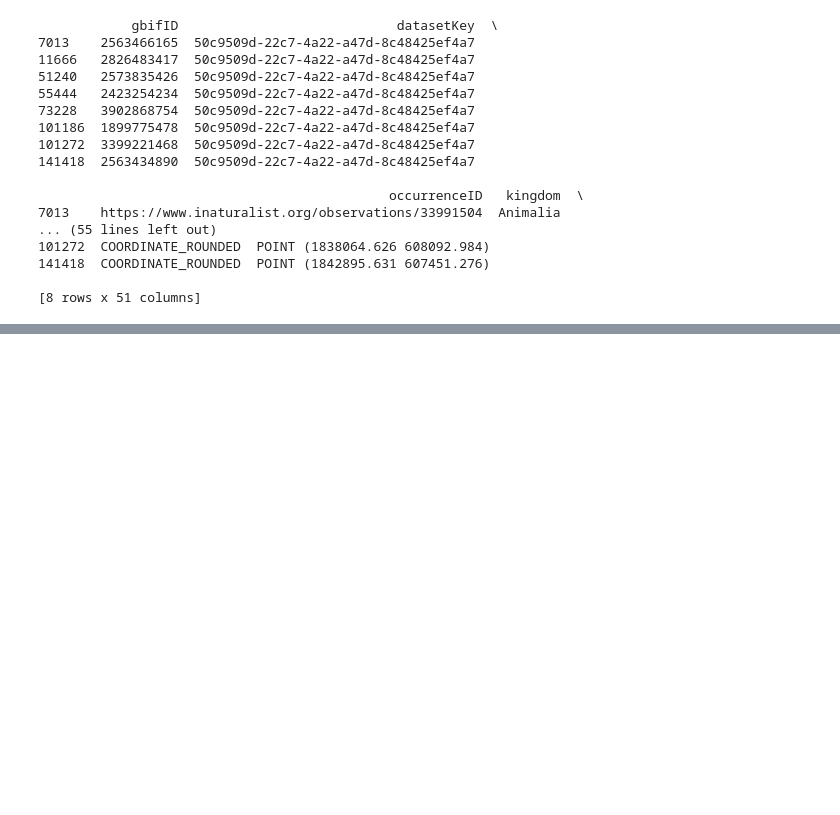
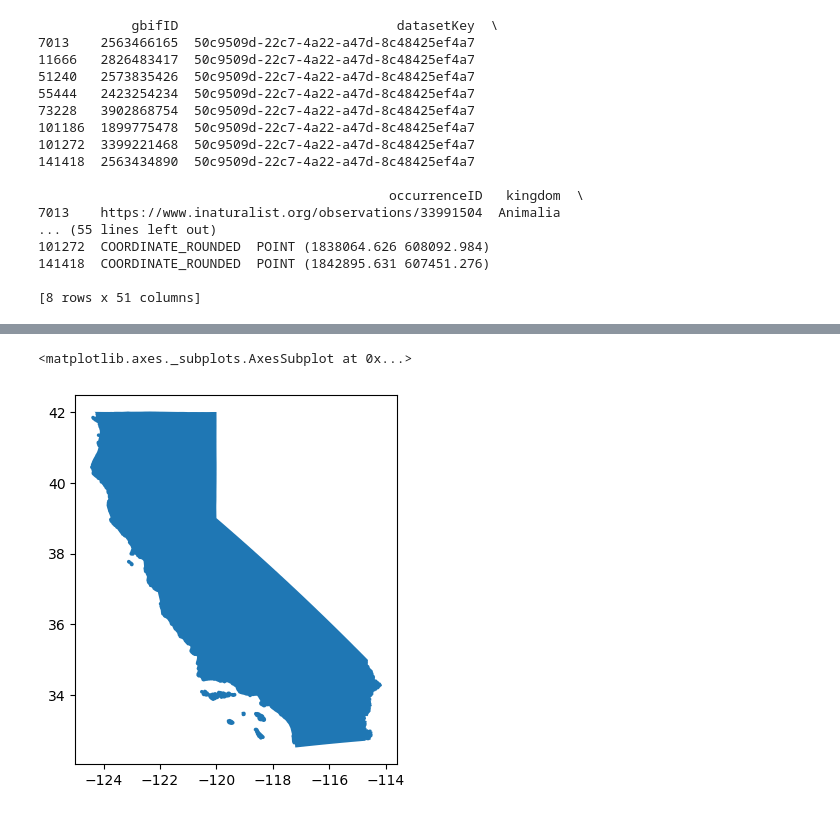
Before and after one commit to erica-bishop/eds220-finalproject, a Jupyter notebook: FINAL_workingcopy.ipynb, the cells around one changed output, grey strips where cells are left out. Saved outputs shown, nothing was run; the diff lists cells and outputs as text; code cells hidden in the pictures; blank space fills up the shorter version.

```diff
--- a/FINAL_workingcopy.ipynb
+++ b/FINAL_workingcopy.ipynb
@@ -299,0 +410,7 @@ print(tarantulas_rpj[~friendly_neighbors.is_empty])
+# %%
+#need to convert shp file into a lat/lon situation instead of meters
+shp_reproj = shp_data.to_crs("epsg:4326")
+shp_reproj.plot()
+# %% [output]
+<matplotlib.axes._subplots.AxesSubplot at 0x...>
+[figure, added]
```
Also changed, not shown: parts of 13 cells of this notebook.
